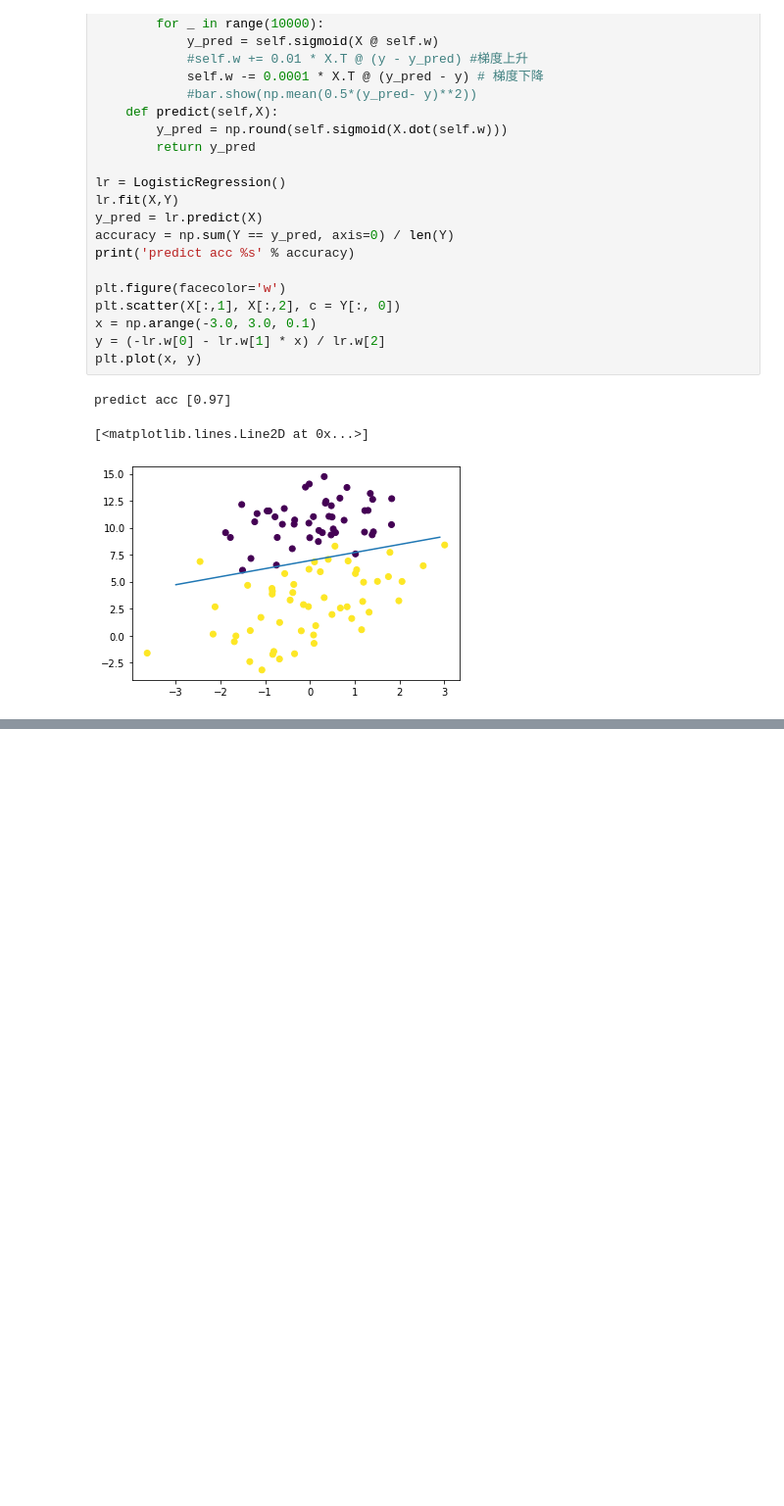
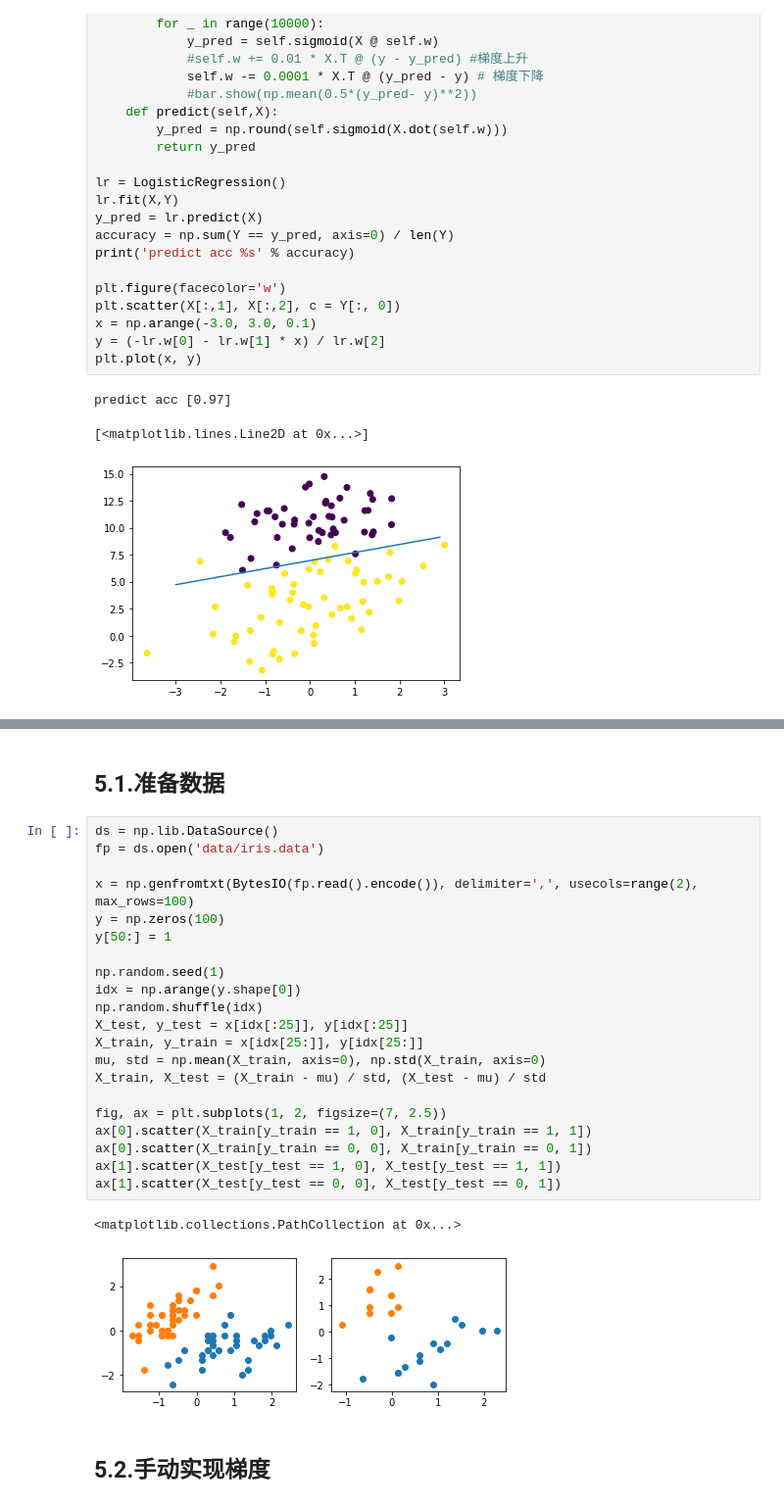
Before and after one commit to JJZHK-AI/AIKnowledgeBase, a Jupyter notebook: 02.机器学习/03.逻辑回归.ipynb, the cells around one changed output, grey strips where cells are left out. Shown: that part at 98% size. Drawn from its saved outputs; the diff is of its cells as text; blank space fills up the shorter version.

```diff
--- a/02.机器学习/03.逻辑回归.ipynb
+++ b/02.机器学习/03.逻辑回归.ipynb
@@ -205,0 +225,28 @@ predict acc [0.97]
+# %% [markdown]
+## 5.1.准备数据
+# %%
+ds = np.lib.DataSource()
+fp = ds.open('data/iris.data')
+
+x = np.genfromtxt(BytesIO(fp.read().encode()), delimiter=',', usecols=range(2), max_rows=100)
+y = np.zeros(100)
+y[50:] = 1
+
+np.random.seed(1)
+idx = np.arange(y.shape[0])
+np.random.shuffle(idx)
+X_test, y_test = x[idx[:25]], y[idx[:25]]
+X_train, y_train = x[idx[25:]], y[idx[25:]]
+mu, std = np.mean(X_train, axis=0), np.std(X_train, axis=0)
+X_train, X_test = (X_train - mu) / std, (X_test - mu) / std
+
+fig, ax = plt.subplots(1, 2, figsize=(7, 2.5))
+ax[0].scatter(X_train[y_train == 1, 0], X_train[y_train == 1, 1])
+ax[0].scatter(X_train[y_train == 0, 0], X_train[y_train == 0, 1])
+ax[1].scatter(X_test[y_test == 1, 0], X_test[y_test == 1, 1])
+ax[1].scatter(X_test[y_test == 0, 0], X_test[y_test == 0, 1])
+# %% [output]
+<matplotlib.collections.PathCollection at 0x...>
+[figure, added]
+# %% [markdown]
+## 5.2.手动实现梯度
```
Also changed, not shown: parts of 14 cells of this notebook, 7 other files.
